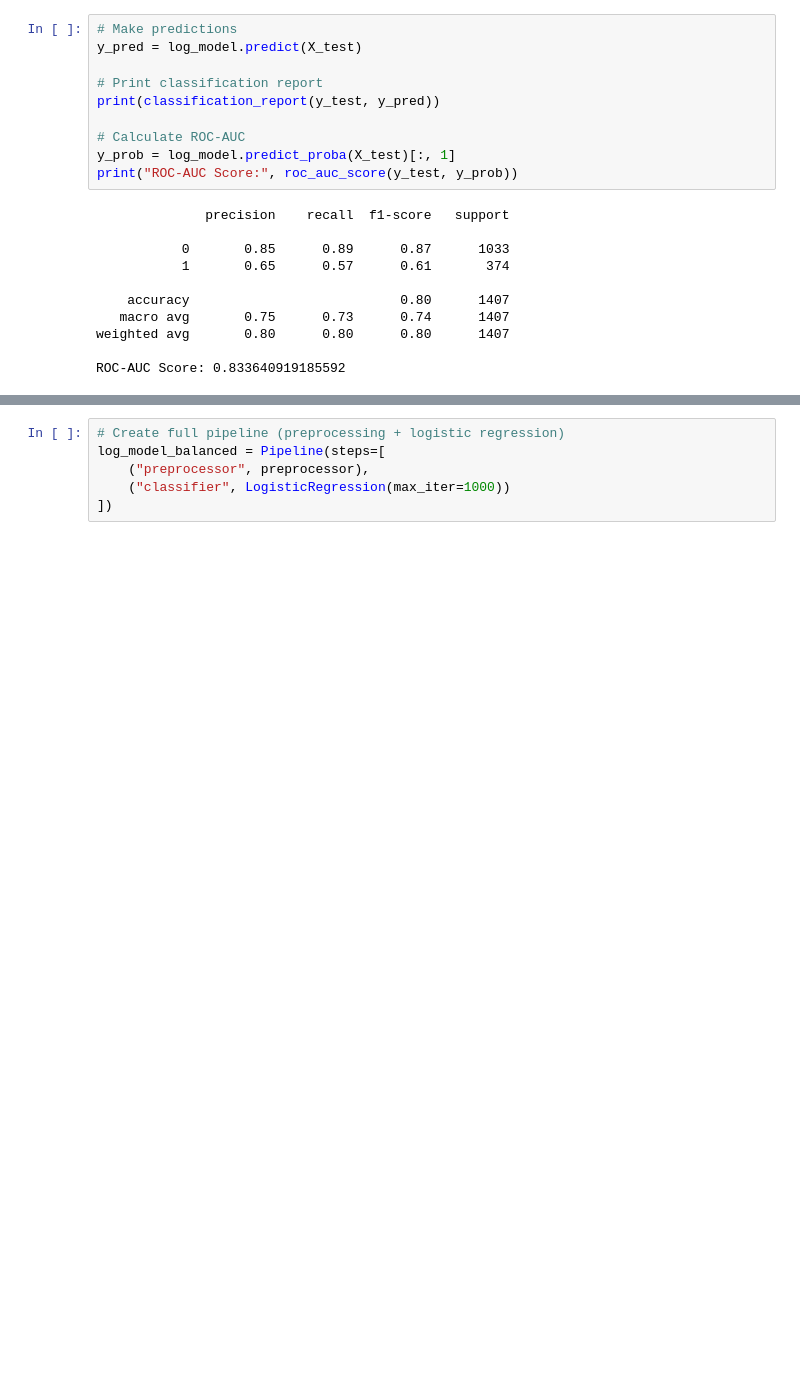
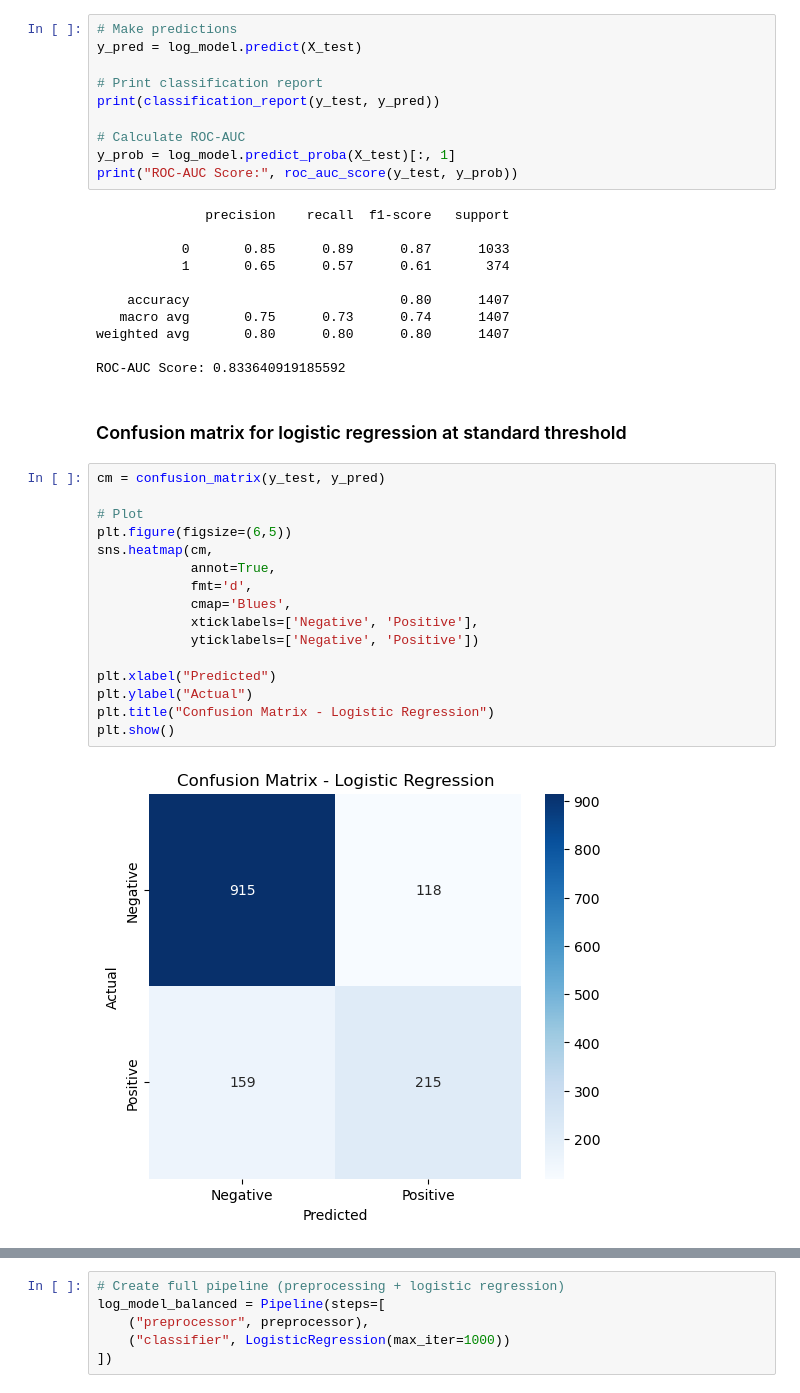
Before and after one commit to perfectevans/customer-churn-prediction, a Jupyter notebook: notebooks/customer_churn_prediction.ipynb, the cells around one changed output, grey strips where cells are left out. Drawn from its saved outputs; the diff is of its cells as text; blank space fills up the shorter version.

```diff
--- a/notebooks/customer_churn_prediction.ipynb
+++ b/notebooks/customer_churn_prediction.ipynb
@@ -470,3 +466,23 @@ print("ROC-AUC Score:", roc_auc_score(y_test, y_prob))
 weighted avg       0.80      0.80      0.80      1407
 
 ROC-AUC Score: 0.833640919185592
+# %% [markdown]
+### Confusion matrix for logistic regression at standard threshold
+# %%
+cm = confusion_matrix(y_test, y_pred)
+
+# Plot
+plt.figure(figsize=(6,5))
+sns.heatmap(cm,
+            annot=True,
+            fmt='d',
+            cmap='Blues',
+            xticklabels=['Negative', 'Positive'],
+            yticklabels=['Negative', 'Positive'])
+
+plt.xlabel("Predicted")
+plt.ylabel("Actual")
+plt.title("Confusion Matrix - Logistic Regression")
+plt.show()
+# %% [output]
+[figure, added]
```
Also changed, not shown: parts of 56 cells of this notebook.
